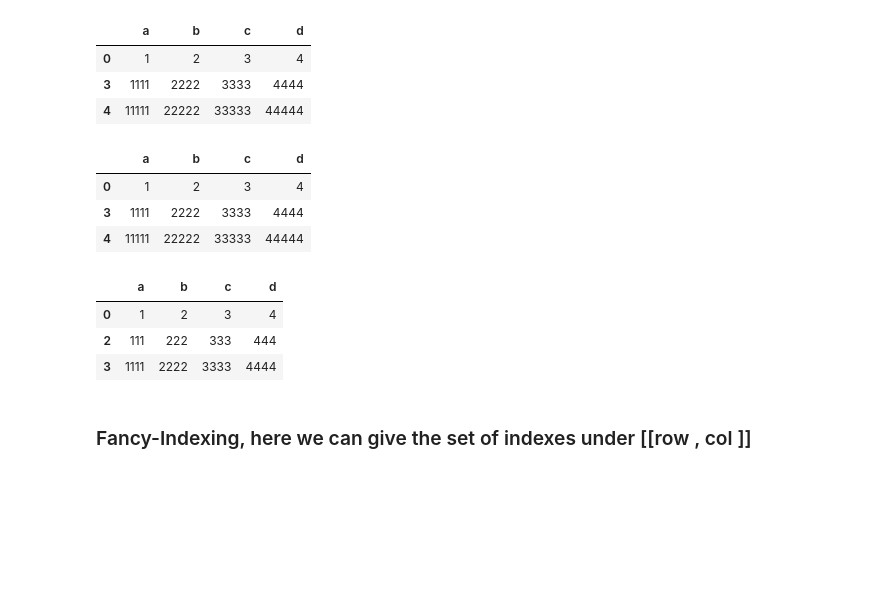
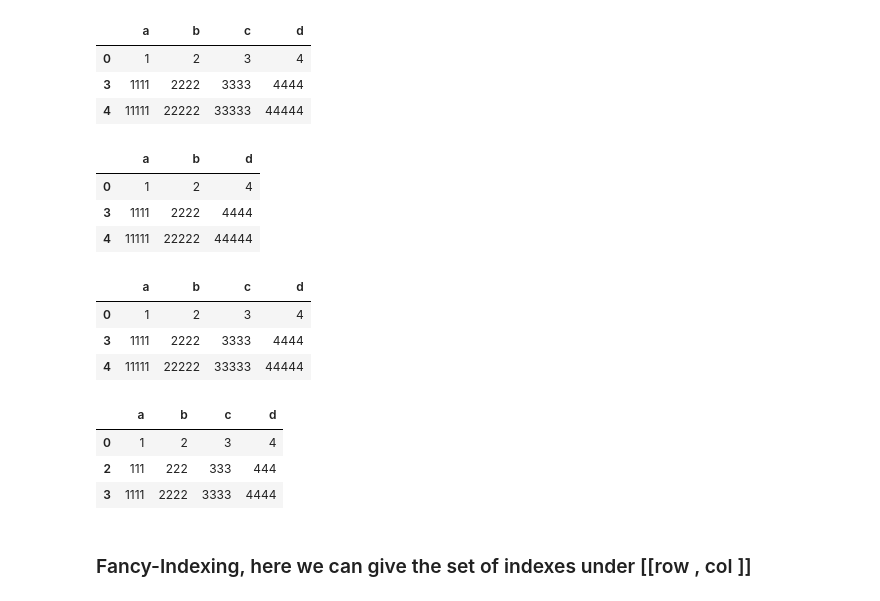
Before and after one commit to BhasakarG/iloc_Sample, a Jupyter notebook: iloc_example.ipynb, the cells around one changed output. Drawn from its saved outputs; the diff is of its cells as text; code cells hidden in the pictures; blank space fills up the shorter version.

```diff
--- a/iloc_example.ipynb
+++ b/iloc_example.ipynb
@@ -168,18 +168,25 @@ df_tmp.iloc[[0,3,4],::]
 | 0 | 1 | 2 | 3 | 4 |
 | 3 | 1111 | 2222 | 3333 | 4444 |
 | 4 | 11111 | 22222 | 33333 | 44444 |
-# %%
-df_tmp.iloc[[0,3,4],:]
-# %% [output]
-|  | a | b | c | d |
-| 0 | 1 | 2 | 3 | 4 |
-| 3 | 1111 | 2222 | 3333 | 4444 |
-| 4 | 11111 | 22222 | 33333 | 44444 |
-# %%
-df_tmp.iloc[[0,2,3],::]
-# %% [output]
-|  | a | b | c | d |
-| 0 | 1 | 2 | 3 | 4 |
-| 2 | 111 | 222 | 333 | 444 |
-| 3 | 1111 | 2222 | 3333 | 4444 |
+# %%
+df_tmp.iloc[[0,3,4],[0,1,3]]
+# %% [output]
+|  | a | b | d |
+| 0 | 1 | 2 | 4 |
+| 3 | 1111 | 2222 | 4444 |
+| 4 | 11111 | 22222 | 44444 |
+# %%
+df_tmp.iloc[[0,3,4],:]
+# %% [output]
+|  | a | b | c | d |
+| 0 | 1 | 2 | 3 | 4 |
+| 3 | 1111 | 2222 | 3333 | 4444 |
+| 4 | 11111 | 22222 | 33333 | 44444 |
+# %%
+df_tmp.iloc[[0,2,3],::]
+# %% [output]
+|  | a | b | c | d |
+| 0 | 1 | 2 | 3 | 4 |
+| 2 | 111 | 222 | 333 | 444 |
+| 3 | 1111 | 2222 | 3333 | 4444 |
 # %% [markdown]
```
Also changed, not shown: parts of 11 cells of this notebook.
